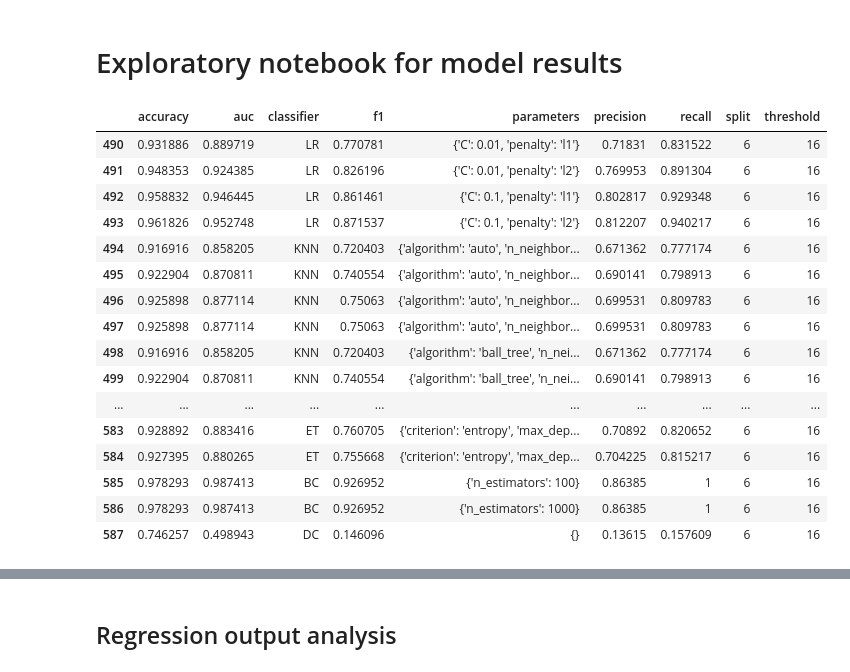
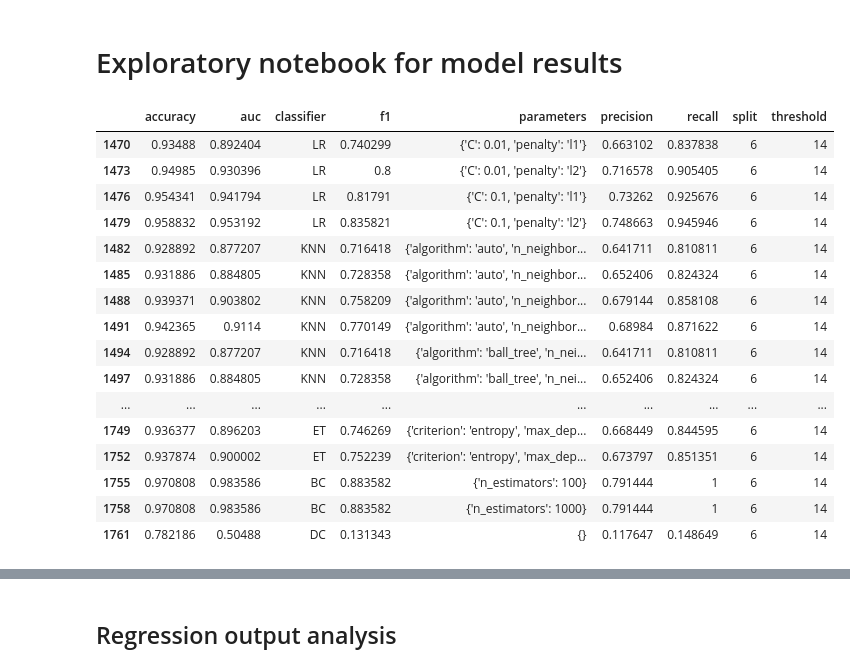
Before and after one commit to sinclairtarget/philly-evictions, a Jupyter notebook: final_model_selection_clean.ipynb, the cells around one changed output, grey strips where cells are left out. Cells and saved outputs as stored; diff of their text form; code cells hidden in the pictures.

```diff
--- a/final_model_selection_clean.ipynb
+++ b/final_model_selection_clean.ipynb
@@ -6,30 +6,30 @@ from pipeline import find_best_model
 import pandas as pd
 import matplotlib.pyplot as plt
 
-reg_df = pd.read_csv('results/reg-small-grid_all.csv')
-clf_df = pd.read_csv('results/clf-small-grid_all.csv')
+reg_df = pd.read_csv('results/reg-small-grid_ay.csv')
+clf_df = pd.read_csv('results/clf-small-grid_ay.csv')
 # %%
-#Check for highest performing models at 16%
-clf_16 = clf_df[(clf_df['threshold']==16) & (clf_df['split'] ==6)]
-clf_16.style.apply(
-    find_best_model.highlight_max, color='darkorange', subset=['f1', 'accuracy',
-                                                               'precision','recall','auc'])
+#Look at highest precision across models
+clf_14 = clf_df[(clf_df['split']==6) & (clf_df['threshold']==14)]
+clf_14.style.apply(
+    find_best_model.highlight_max, color='darkorange', subset=['precision','f1','auc','recall',
+                                                              'auc','accuracy'])
 # %% [output]
 |  | accuracy | auc | classifier | f1 | parameters | precision | recall | split | threshold |
-| 490 | 0.931886 | 0.889719 | LR | 0.770781 | {'C': 0.01, 'penalty': 'l1'} | 0.71831 | 0.831522 | 6 | 16 |
-| 491 | 0.948353 | 0.924385 | LR | 0.826196 | {'C': 0.01, 'penalty': 'l2'} | 0.769953 | 0.891304 | 6 | 16 |
-| 492 | 0.958832 | 0.946445 | LR | 0.861461 | {'C': 0.1, 'penalty': 'l1'} | 0.802817 | 0.929348 | 6 | 16 |
-| 493 | 0.961826 | 0.952748 | LR | 0.871537 | {'C': 0.1, 'penalty': 'l2'} | 0.812207 | 0.940217 | 6 | 16 |
-| 494 | 0.916916 | 0.858205 | KNN | 0.720403 | {'algorithm': 'auto', 'n_neighbor... | 0.671362 | 0.777174 | 6 | 16 |
-| 495 | 0.922904 | 0.870811 | KNN | 0.740554 | {'algorithm': 'auto', 'n_neighbor... | 0.690141 | 0.798913 | 6 | 16 |
-| 496 | 0.925898 | 0.877114 | KNN | 0.75063 | {'algorithm': 'auto', 'n_neighbor... | 0.699531 | 0.809783 | 6 | 16 |
-| 497 | 0.925898 | 0.877114 | KNN | 0.75063 | {'algorithm': 'auto', 'n_neighbor... | 0.699531 | 0.809783 | 6 | 16 |
-| 498 | 0.916916 | 0.858205 | KNN | 0.720403 | {'algorithm': 'ball_tree', 'n_nei... | 0.671362 | 0.777174 | 6 | 16 |
-| 499 | 0.922904 | 0.870811 | KNN | 0.740554 | {'algorithm': 'ball_tree', 'n_nei... | 0.690141 | 0.798913 | 6 | 16 |
+| 1470 | 0.93488 | 0.892404 | LR | 0.740299 | {'C': 0.01, 'penalty': 'l1'} | 0.663102 | 0.837838 | 6 | 14 |
+| 1473 | 0.94985 | 0.930396 | LR | 0.8 | {'C': 0.01, 'penalty': 'l2'} | 0.716578 | 0.905405 | 6 | 14 |
+| 1476 | 0.954341 | 0.941794 | LR | 0.81791 | {'C': 0.1, 'penalty': 'l1'} | 0.73262 | 0.925676 | 6 | 14 |
+| 1479 | 0.958832 | 0.953192 | LR | 0.835821 | {'C': 0.1, 'penalty': 'l2'} | 0.748663 | 0.945946 | 6 | 14 |
+| 1482 | 0.928892 | 0.877207 | KNN | 0.716418 | {'algorithm': 'auto', 'n_neighbor... | 0.641711 | 0.810811 | 6 | 14 |
+| 1485 | 0.931886 | 0.884805 | KNN | 0.728358 | {'algorithm': 'auto', 'n_neighbor... | 0.652406 | 0.824324 | 6 | 14 |
+| 1488 | 0.939371 | 0.903802 | KNN | 0.758209 | {'algorithm': 'auto', 'n_neighbor... | 0.679144 | 0.858108 | 6 | 14 |
+| 1491 | 0.942365 | 0.9114 | KNN | 0.770149 | {'algorithm': 'auto', 'n_neighbor... | 0.68984 | 0.871622 | 6 | 14 |
+| 1494 | 0.928892 | 0.877207 | KNN | 0.716418 | {'algorithm': 'ball_tree', 'n_nei... | 0.641711 | 0.810811 | 6 | 14 |
+| 1497 | 0.931886 | 0.884805 | KNN | 0.728358 | {'algorithm': 'ball_tree', 'n_nei... | 0.652406 | 0.824324 | 6 | 14 |
 | ... | ... | ... | ... | ... | ... | ... | ... | ... | ... |
-| 583 | 0.928892 | 0.883416 | ET | 0.760705 | {'criterion': 'entropy', 'max_dep... | 0.70892 | 0.820652 | 6 | 16 |
-| 584 | 0.927395 | 0.880265 | ET | 0.755668 | {'criterion': 'entropy', 'max_dep... | 0.704225 | 0.815217 | 6 | 16 |
-| 585 | 0.978293 | 0.987413 | BC | 0.926952 | {'n_estimators': 100} | 0.86385 | 1 | 6 | 16 |
-| 586 | 0.978293 | 0.987413 | BC | 0.926952 | {'n_estimators': 1000} | 0.86385 | 1 | 6 | 16 |
-| 587 | 0.746257 | 0.498943 | DC | 0.146096 | {} | 0.13615 | 0.157609 | 6 | 16 |
+| 1749 | 0.936377 | 0.896203 | ET | 0.746269 | {'criterion': 'entropy', 'max_dep... | 0.668449 | 0.844595 | 6 | 14 |
+| 1752 | 0.937874 | 0.900002 | ET | 0.752239 | {'criterion': 'entropy', 'max_dep... | 0.673797 | 0.851351 | 6 | 14 |
+| 1755 | 0.970808 | 0.983586 | BC | 0.883582 | {'n_estimators': 100} | 0.791444 | 1 | 6 | 14 |
+| 1758 | 0.970808 | 0.983586 | BC | 0.883582 | {'n_estimators': 1000} | 0.791444 | 1 | 6 | 14 |
+| 1761 | 0.782186 | 0.50488 | DC | 0.131343 | {} | 0.117647 | 0.148649 | 6 | 14 |
 # %%
```
Also changed, not shown: parts of 4 cells of this notebook.
